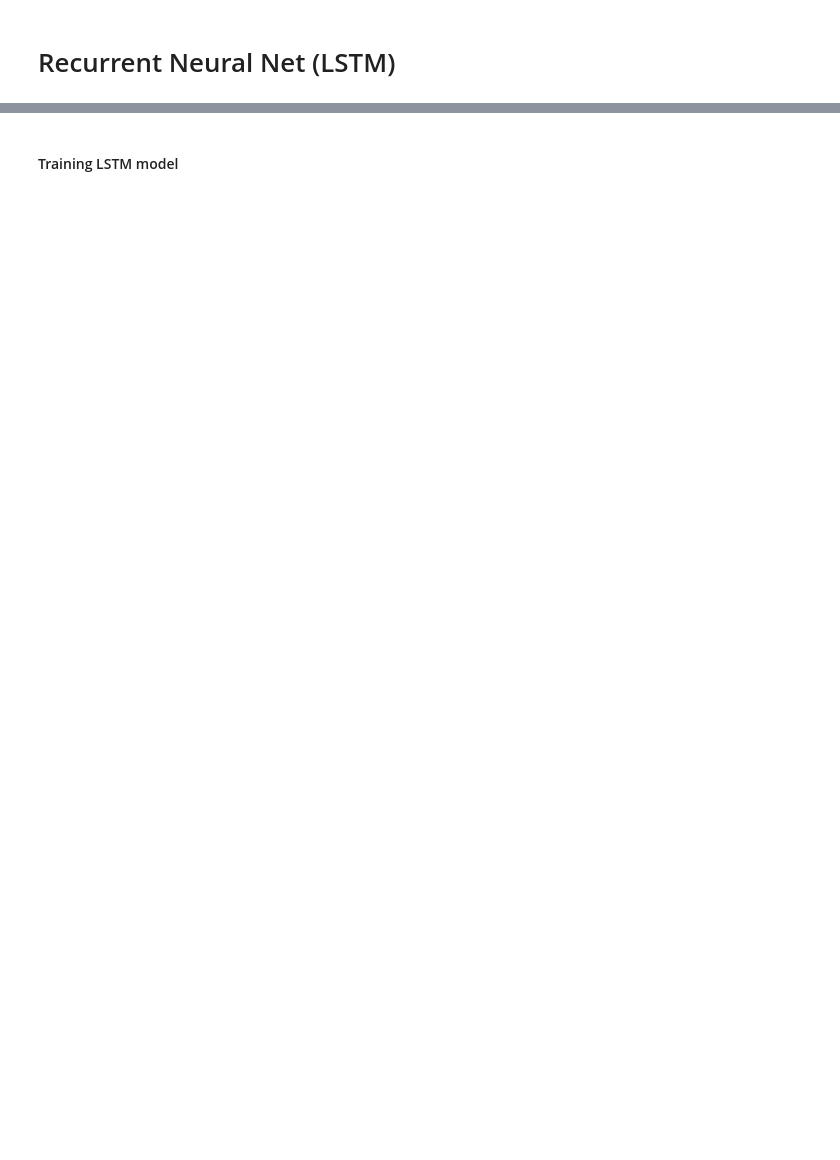
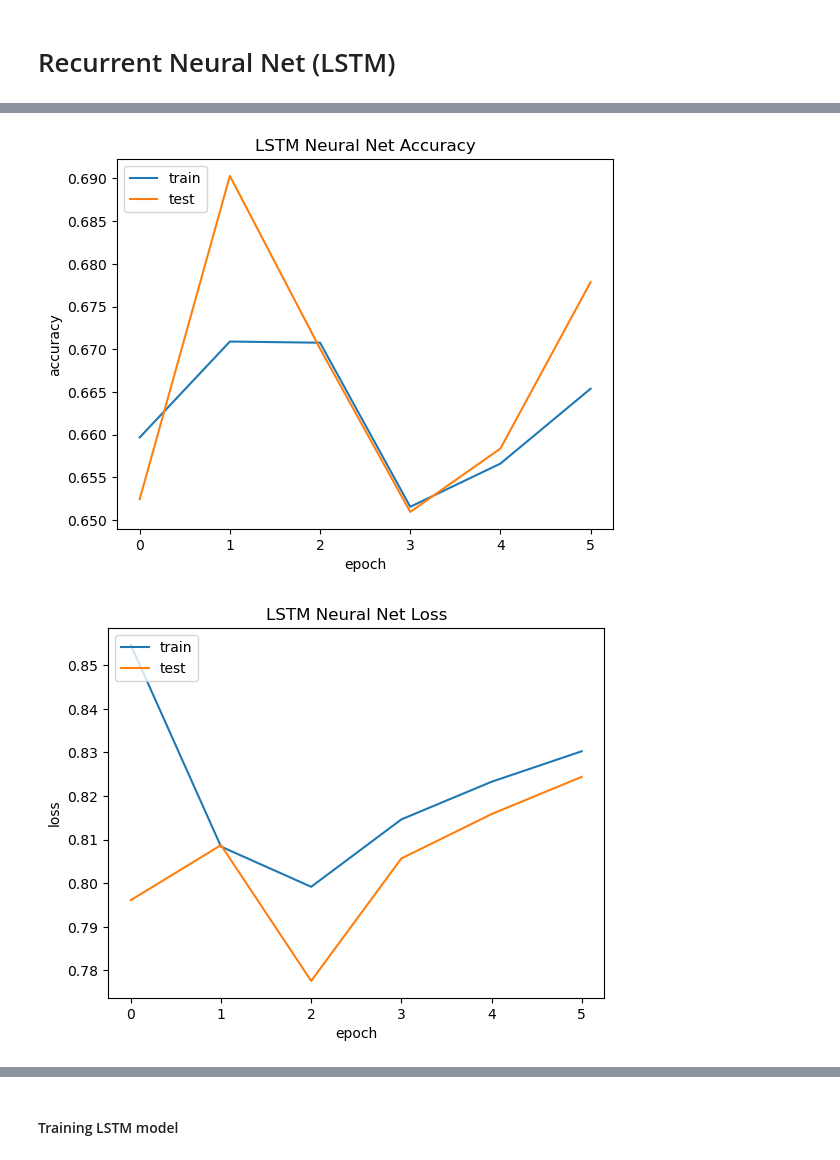
Before and after one commit to codyy6/Text-Analytic-Hotel-Review-Sentiment-Analysis, a Jupyter notebook: sentiment_analysis_LSTM.ipynb, the cells around one changed output, grey strips where cells are left out. Saved outputs shown, nothing was run; the diff lists cells and outputs as text; code cells hidden in the pictures; blank space fills up the shorter version.

```diff
--- a/sentiment_analysis_LSTM.ipynb
+++ b/sentiment_analysis_LSTM.ipynb
@@ -104,7 +71,7 @@ print(X_test.shape, y_test.shape)
 # %% [markdown]
 # Preparing embedding layer
 # %%
-max_features = 10000
+max_features = 100
 word_tokenize = Tokenizer(num_words=max_features, split=' ')
 word_tokenize.fit_on_texts(X_train) # creates a dictionary mapping each unique word found in training data - this process is often called "building a vocabulary"
 # ^ the frequency of each word is also calculated in this phase, this can be useful for tasks like filtering out infrequent words
@@ -164,15 +131,14 @@ embedding_matrix.shape
 # %% [markdown]
 # Recurrent Neural Net (LSTM)
 # %%
-from keras.layers import Dropout
+from keras.layers import SpatialDropout1D
 
 lstm_model = Sequential()
 embedding_layer = Embedding(vocab_size, 100, weights=[embedding_matrix], input_length=maxlen, trainable=False)
 
 lstm_model.add(embedding_layer)
-lstm_model.add(LSTM(128, return_sequences=True))
-lstm_model.add(LSTM(64))
-lstm_model.add(Dropout(0.2))
+lstm_model.add(SpatialDropout1D(0.2))
+lstm_model.add(LSTM(128, dropout=0.4 ))
 
 lstm_model.add(Dense(3, activation='softmax'))
 # %%
@@ -200,0 +183,67 @@ _________________________________________________________________
+# %%
+
+
+# Predict probabilities
+untuned_probabilities = lstm_model.predict(X_test)
+
+# Convert probabilities to class labels
+untuned_y_pred = np.argmax(untuned_probabilities, axis=-1)
+
+# Convert y_test from one-hot to class labels if it's one-hot encoded
+unTunded_y_true = np.argmax(y_test, axis=-1)
+
+from sklearn.metrics import classification_report
+
+# Generate a classification report
+untuned_report = classification_report(unTunded_y_true, untuned_y_pred, target_names=['Negative','Neutral', 'Positive'])
+
+print(untuned_report)
+
+untuned_lstm_score = lstm_model.evaluate(X_test, y_test, verbose=1)
+print('lstm model score: ', untuned_lstm_score[0])
+
+
+plt.plot(lstm_untuned.history['acc'])
+plt.plot(lstm_untuned.history['val_acc'])
+
+plt.title('LSTM Neural Net Accuracy')
+plt.ylabel('accuracy')
+plt.xlabel('epoch')
+plt.legend(['train', 'test'], loc='upper left')
+plt.show()
+
+plt.plot(lstm_untuned.history['loss'])
+plt.plot(lstm_untuned.history['val_loss'])
+
+plt.title('LSTM Neural Net Loss')
+plt.ylabel('loss')
+plt.xlabel('epoch')
+plt.legend(['train', 'test'], loc='upper left')
+plt.show()
+
+
+from sklearn.metrics import confusion_matrix
+def untuned_generate_report(model, X_test, y_test, num_classes):
+    # Predict the values from the test dataset
+    y_pred = model.predict(X_test)
+    # Convert predictions classes to one hot vectors
+    y_pred_classes = np.argmax(y_pred, axis=1)
+    # Convert test observations to one hot vectors
+    y_true = np.argmax(y_test, axis=1)
+    # compute the confusion matrix
+    confusion_mtx = confusion_matrix(y_true, y_pred_classes)
+    # plot the confusion matrix
+    plt.figure(figsize=(10,8))
+    sns.heatmap(confusion_mtx, annot=True, fmt='d', cmap="Blues")
+    plt.ylabel('Actual')
+    plt.xlabel('Predicted')
+    plt.title('Confusion Matrix untuned LSTM')
+    plt.show()
+
+    # Print the classification report
+    print('Classification Report tuned LSTM')
+    target_names = ['Class {}'.format(i) for i in range(num_classes)]
+    print(classification_report(y_true, y_pred_classes, target_names=target_names))
+
+untuned_generate_report(lstm_model, X_test, y_test, 3)
+# %% [output]
@@ -200,0 +262,2 @@ _________________________________________________________________
+[figure, added]
+[figure, added]
```
Also changed, not shown: parts of 13 cells of this notebook, 1 other file.
